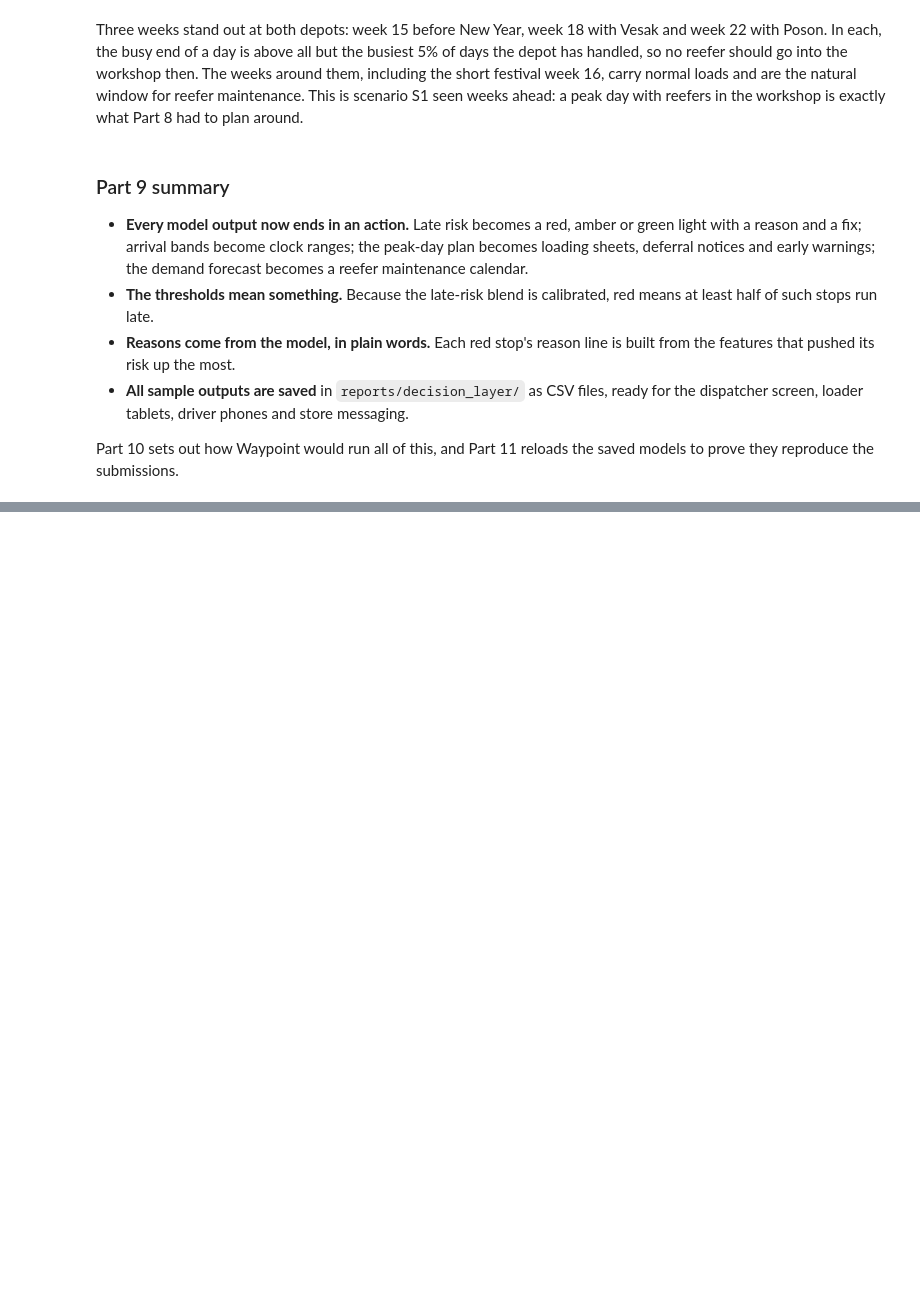
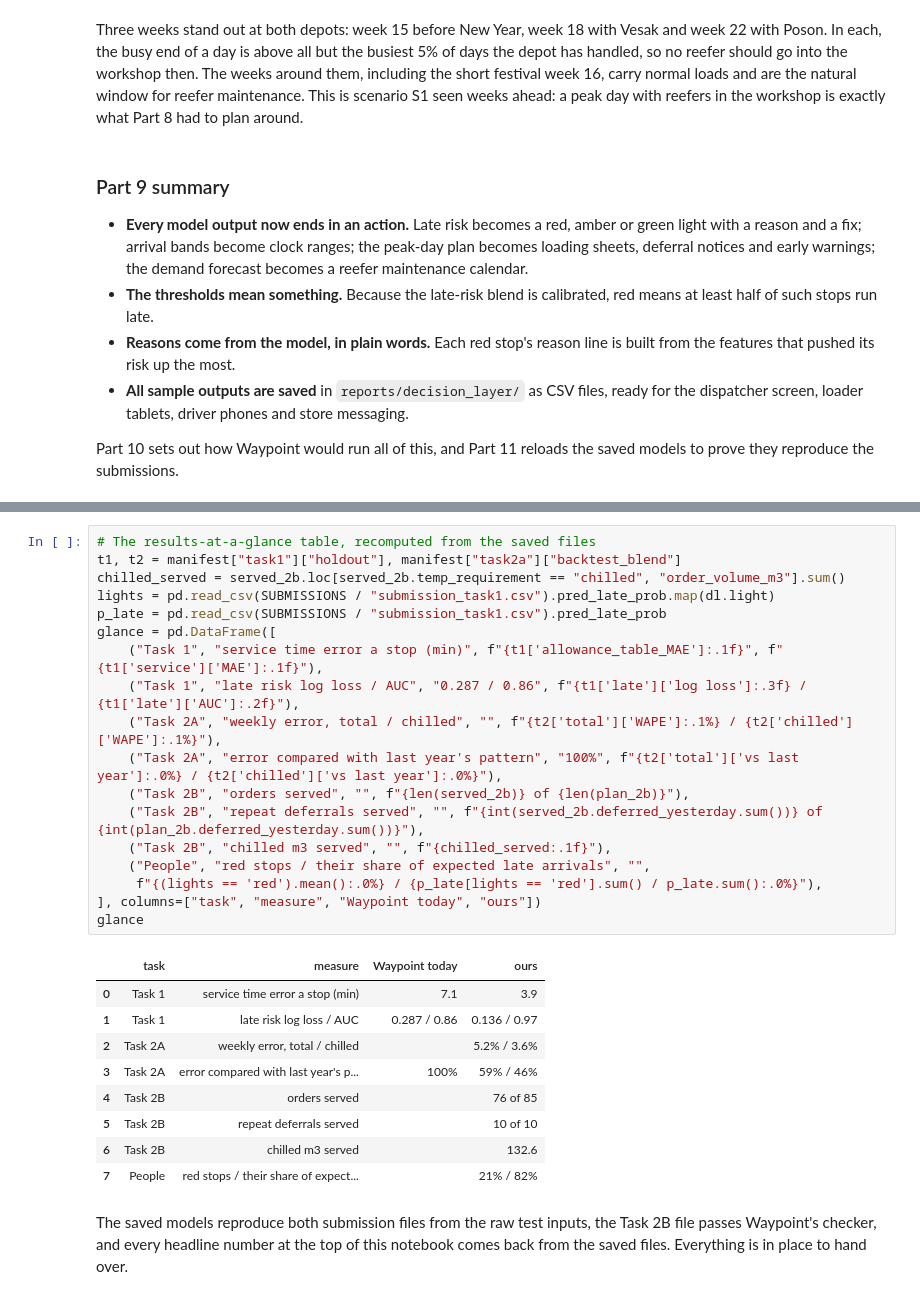
Before and after one commit to sameera-ekanayaka/Xora_Datathon, a Jupyter notebook: Xora_FinalNotebook.ipynb, the cells around one changed output, grey strips where cells are left out. Cells and saved outputs as stored; diff of their text form; blank space fills up the shorter version.

```diff
--- a/Xora_FinalNotebook.ipynb
+++ b/Xora_FinalNotebook.ipynb
@@ -3189,0 +3323,30 @@ Part 10 sets out how Waypoint would run all of this, and Part 11 reloads the sav
+# %%
+# The results-at-a-glance table, recomputed from the saved files
+t1, t2 = manifest["task1"]["holdout"], manifest["task2a"]["backtest_blend"]
+chilled_served = served_2b.loc[served_2b.temp_requirement == "chilled", "order_volume_m3"].sum()
+lights = pd.read_csv(SUBMISSIONS / "submission_task1.csv").pred_late_prob.map(dl.light)
+p_late = pd.read_csv(SUBMISSIONS / "submission_task1.csv").pred_late_prob
+glance = pd.DataFrame([
+    ("Task 1", "service time error a stop (min)", f"{t1['allowance_table_MAE']:.1f}", f"{t1['service']['MAE']:.1f}"),
+    ("Task 1", "late risk log loss / AUC", "0.287 / 0.86", f"{t1['late']['log loss']:.3f} / {t1['late']['AUC']:.2f}"),
+    ("Task 2A", "weekly error, total / chilled", "", f"{t2['total']['WAPE']:.1%} / {t2['chilled']['WAPE']:.1%}"),
+    ("Task 2A", "error compared with last year's pattern", "100%", f"{t2['total']['vs last year']:.0%} / {t2['chilled']['vs last year']:.0%}"),
+    ("Task 2B", "orders served", "", f"{len(served_2b)} of {len(plan_2b)}"),
+    ("Task 2B", "repeat deferrals served", "", f"{int(served_2b.deferred_yesterday.sum())} of {int(plan_2b.deferred_yesterday.sum())}"),
+    ("Task 2B", "chilled m3 served", "", f"{chilled_served:.1f}"),
+    ("People", "red stops / their share of expected late arrivals", "",
+     f"{(lights == 'red').mean():.0%} / {p_late[lights == 'red'].sum() / p_late.sum():.0%}"),
+], columns=["task", "measure", "Waypoint today", "ours"])
+glance
+# %% [output]
+|  | task | measure | Waypoint today | ours |
+| 0 | Task 1 | service time error a stop (min) | 7.1 | 3.9 |
+| 1 | Task 1 | late risk log loss / AUC | 0.287 / 0.86 | 0.136 / 0.97 |
+| 2 | Task 2A | weekly error, total / chilled |  | 5.2% / 3.6% |
+| 3 | Task 2A | error compared with last year's p... | 100% | 59% / 46% |
+| 4 | Task 2B | orders served |  | 76 of 85 |
+| 5 | Task 2B | repeat deferrals served |  | 10 of 10 |
+| 6 | Task 2B | chilled m3 served |  | 132.6 |
+| 7 | People | red stops / their share of expect... |  | 21% / 82% |
+# %% [markdown]
+The saved models reproduce both submission files from the raw test inputs, the Task 2B file passes Waypoint's checker, and every headline number at the top of this notebook comes back from the saved files. Everything is in place to hand over.
```
Also changed, not shown: parts of 7 cells of this notebook, 1 other file.
